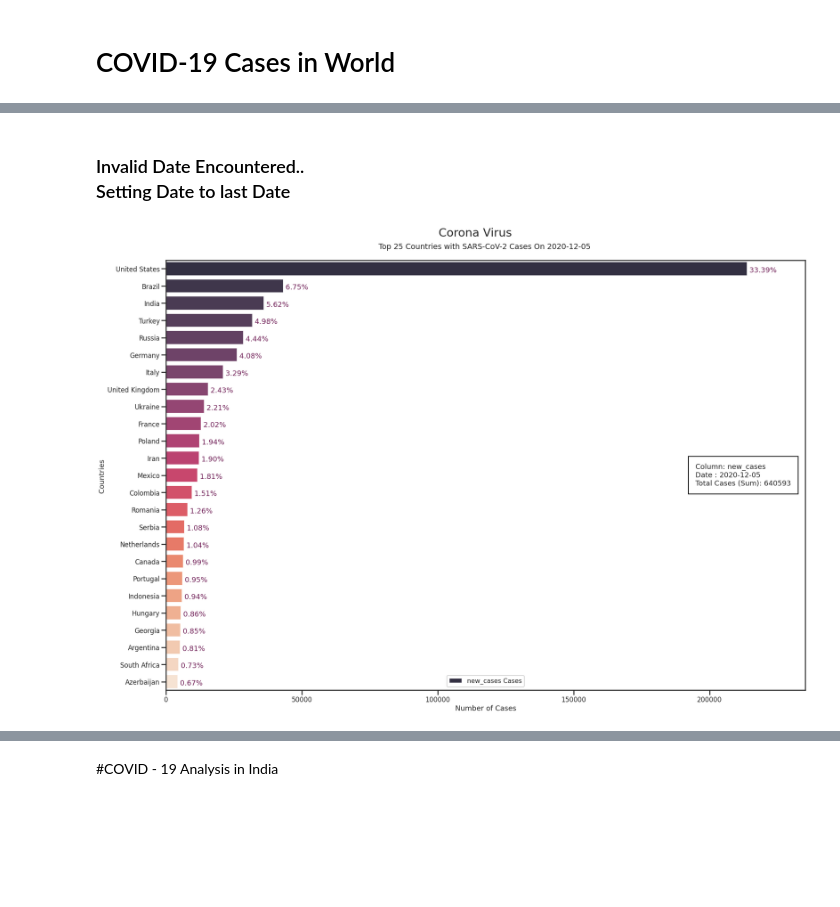
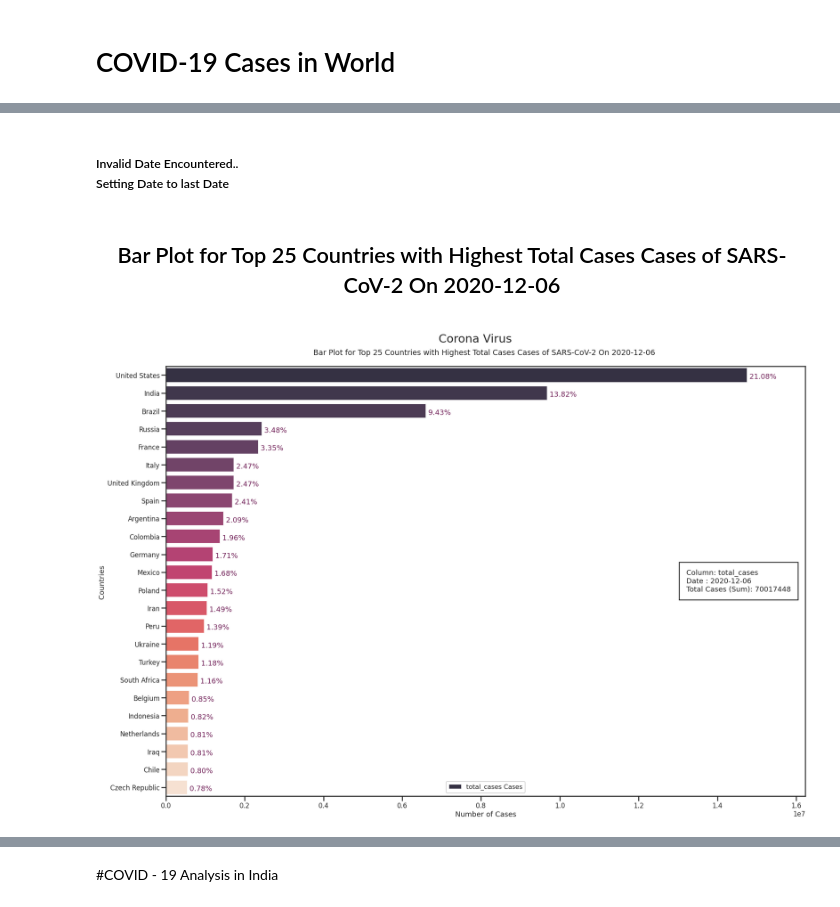
Before and after one commit to terminate9298/Corona-Visualization-and-Prediction, a Jupyter notebook: COVID 19 Visualization and Forecasting.ipynb, the cells around one changed output, grey strips where cells are left out. Saved outputs shown, nothing was run; the diff lists cells and outputs as text; code cells hidden in the pictures; blank space fills up the shorter version.

```diff
--- a/COVID 19 Visualization and Forecasting.ipynb
+++ b/COVID 19 Visualization and Forecasting.ipynb
@@ -384,7 +390,7 @@ display(Markdown("- <h4>All Files Preprocessed Successfully.....</h4><br>"))
 #@markdown <br><center><img src='https://external-content.duckduckgo.com/iu/?u=https%3A%2F%2Ftse1.mm.bing.net%2Fth%3Fid%3DOIP.OVRVW9ZaxOE3sHmsX7_bMAHaHa%26pid%3DApi&f=1' height="200" alt="Gdrive-logo"/></center>
 #@markdown <center><h2>Setting the Configuration</h2></center><br>
 Sup_Title = "Corona Virus" #@param {type:"string"}
-Style_Color = "rocket" #@param ["tab10" , "deep", "muted", "pastel", "bright", "dark", "colorblind" , "hls" , "husl" , "Set2", "Paired" , "rocket", "mako", "flare", "crest" , "magma" , "viridis" , "rocket_r" , "cubehelix" , "ch:start=.2,rot=-.3" , "ch:s=-.2,r=.6" , "dark:salmon_r" , "Blues" , "YlOrBr" , "vlag" , "icefire" , "Spectral" , "coolwarm"]
+Style_Color = "crest" #@param ["tab10" , "deep", "muted", "pastel", "bright", "dark", "colorblind" , "hls" , "husl" , "Set2", "Paired" , "rocket", "mako", "flare", "crest" , "magma" , "viridis" , "rocket_r" , "cubehelix" , "ch:start=.2,rot=-.3" , "ch:s=-.2,r=.6" , "dark:salmon_r" , "Blues" , "YlOrBr" , "vlag" , "icefire" , "Spectral" , "coolwarm"]
 Plot_Style = "fast" #@param ['Solarize_Light2', '_classic_test_patch', 'bmh', 'classic', 'dark_background', 'fast', 'fivethirtyeight', 'ggplot', 'grayscale', 'seaborn', 'seaborn-bright', 'seaborn-colorblind', 'seaborn-dark', 'seaborn-dark-palette', 'seaborn-darkgrid', 'seaborn-deep', 'seaborn-muted', 'seaborn-notebook', 'seaborn-paper', 'seaborn-pastel', 'seaborn-poster', 'seaborn-talk', 'seaborn-ticks', 'seaborn-white', 'seaborn-whitegrid', 'tableau-colorblind10']
 SNS_Context = "poster" #@param ['notebook','paper','talk','poster']
 SNS_Style = "ticks" #@param ['darkgrid', 'whitegrid', 'dark', 'white', 'ticks']
@@ -447,56 +503,57 @@ temp[temp['date'] == Date][['location','total_cases','total_cases_per_million',
 #@markdown <h3>⬅️ Click Here to START Plotting</h3>
 #@markdown <br><center><img src='https://cdn0.iconfinder.com/data/icons/coronavirus-88/64/worldwide-global-world-virus-covid-Corona_virus-512.png' height="200" alt="Gdrive-logo"/></center>
 #@markdown <center><h2>Plot Corona Virus Cases in World</h2></center><br>
-Save_Name = "World War Bar Plot" #@param {type:"string"}
-Plot_Column = "new_cases" #@param ['total_cases', 'new_cases','new_cases_smoothed', 'total_deaths', 'new_deaths', 'new_deaths_smoothed', 'total_cases_per_million', 'new_cases_per_million', 'new_cases_smoothed_per_million', 'total_deaths_per_million', 'new_deaths_per_million', 'new_deaths_smoothed_per_million', 'reproduction_rate', 'icu_patients', 'icu_patients_per_million', 'hosp_patients', 'hosp_patients_per_million', 'weekly_icu_admissions', 'weekly_icu_admissions_per_million', 'weekly_hosp_admissions','weekly_hosp_admissions_per_million', 'total_tests', 'new_tests', 'total_tests_per_thousand', 'new_tests_per_thousand', 'new_tests_smoothed', 'new_tests_smoothed_per_thousand', 'tests_per_case', 'positive_rate', 'tests_units', 'stringency_index', 'population', 'population_density', 'median_age', 'aged_65_older', 'aged_70_older', 'gdp_per_capita', 'extreme_poverty', 'cardiovasc_death_rate', 'diabetes_prevalence', 'female_smokers', 'male_smokers', 'handwashing_facilities', 'hospital_beds_per_thousand', 'life_expectancy', 'human_development_index']
-Plot_Month = "12" #@param ['3', '4', '5', '6', '7', '8', '9', '10', '11', '12']
-Plot_Date = "9" #@param ['1', '2', '3', '4', '5', '6', '7', '8', '9', '10', '11', '12', '13', '14', '15', '16', '17', '18', '19', '20', '21', '22', '23', '24', '25', '26', '27', '28', '29', '30']
+
+Plot_Column = "total_cases" #@param ['total_cases', 'new_cases','new_cases_smoothed', 'total_deaths', 'new_deaths', 'new_deaths_smoothed', 'total_cases_per_million', 'new_cases_per_million', 'new_cases_smoothed_per_million', 'total_deaths_per_million', 'new_deaths_per_million', 'new_deaths_smoothed_per_million', 'reproduction_rate', 'icu_patients', 'icu_patients_per_million', 'hosp_patients', 'hosp_patients_per_million', 'weekly_icu_admissions', 'weekly_icu_admissions_per_million', 'weekly_hosp_admissions','weekly_hosp_admissions_per_million', 'total_tests', 'new_tests', 'total_tests_per_thousand', 'new_tests_per_thousand', 'new_tests_smoothed', 'new_tests_smoothed_per_thousand', 'tests_per_case', 'positive_rate', 'tests_units', 'stringency_index', 'population']
+#Plot_Month = "12" #@param ['3', '4', '5', '6', '7', '8', '9', '10', '11', '12']
+#Plot_Date = "9" #@param ['1', '2', '3', '4', '5', '6', '7', '8', '9', '10', '11', '12', '13', '14', '15', '16', '17', '18', '19', '20', '21', '22', '23', '24', '25', '26', '27', '28', '29', '30']
 Plot_Only = 25 #@param {type:"slider", min:0, max:100, step:1}
-Plot_Least = False #@param {type:"boolean"}
-
-Date = '2020-'+Plot_Month.zfill(2)+'-'+Plot_Date.zfill(2)
-if Date not in world_dates_unique:
-  display(Markdown('<h3> Invalid Date Encountered.. <br>Setting Date to last Date</h3>'))
-  time.sleep(2)
-  Date = date_unique[-1]
+Date = "2020-12-07" #@param {type:"date"}
 
 
+# Date = '2020-'+Plot_Month.zfill(2)+'-'+Plot_Date.zfill(2)
+if Date not in world_dates_unique:
+  display(Markdown('<h5> Invalid Date Encountered.. <br>Setting Date to last Date</h5>'))
+  time.sleep(2)
+  Date = World_['date'].max()
+
+display(Markdown("<center><h2>Bar Plot for Top {} Countries with Highest {} of SARS-CoV-2 On {} \n</h2></center>".format(Plot_Only , Plot_Column.replace('_',' ').title() , Date)))
 
 state_cases = World_[World_.date == Date]
 state_cases = state_cases[state_cases['location']!='World']
 state_cases=state_cases.sort_values(Plot_Column, ascending= False)
 total_cases = state_cases[Plot_Column].sum()
-if Plot_Least:
-  state_cases=state_cases.tail(int(Plot_Only))
-else:
-  state_cases=state_cases.head(int(Plot_Only))
+
+state_cases=state_cases.head(int(Plot_Only))
 
 plt.figure(figsize=(Graphs_Width,Graphs_Height))
 ax = plt.subplot(1,1,1)
 plt.suptitle(Sup_Title, fontsize = 29)
-plt.title('\nTop {} Countries with SARS-CoV-2 Cases On {} \n'.format(Plot_Only , Date) , fontsize = 19)
+plt.title('\nBar Plot for Top {} Countries with Highest {} of SARS-CoV-2 On {} \n'.format(Plot_Only , Plot_Column.replace('_',' ').title() , Date) , fontsize = 19)
 
 graph = sns.barplot(data=state_cases,y='location',x= Plot_Column , saturation = Plot_Saturation , alpha = Plot_Alpha, palette =Style_Color, label = Plot_Column+' Cases' , ci = 'sd' , orient = 'h')
 plt.xlim(0,state_cases[Plot_Column].max()+state_cases[Plot_Column].max()/10 )
 
 plt.ylabel('Countries ')
 plt.xlabel('Number of Cases')
 plt.legend(loc = 8 , fontsize = 16)
 anchored_text = AnchoredText("Column: {}\nDate : {}\nTotal Cases (Sum): {}".format(Plot_Column,state_cases.date.unique()[0] ,int(total_cases)), borderpad=1.0, pad = 1.0, loc=7 , frameon= True )
 ax.add_artist(anchored_text)
 # plt.text(0.95, 0.01, 'colored text in axes coords',
 #         verticalalignment='bottom', horizontalalignment='right',
 #         color='green', fontsize=15)
 for p in graph.patches[:int(Plot_Only)]:
   _x = p.get_x() + p.get_width()
   _y = p.get_y() + p.get_height()/2 + float(0.2)
   value = ((int(p.get_width())/total_cases)*100)
   if np.isnan(value):
     value = 0.0
   graph.text(_x , _y , ' {:.2f}%'.format(value) , ha = 'left', color = sns.color_palette('rocket')[1])
 plt.subplots_adjust(top=SubPlot_Top)
 
-plt.savefig('/content/{} {} {}.{}'.format(Save_Name , Date , time.time() , Format_To_Save) , bbox_inches = 'tight')
+plt.savefig(File_Prefix+'World Bar Plot on {} _{}.{}'.format(Date , time.time() , Format_To_Save) , bbox_inches = 'tight')
 # %% [output]
-<h3> Invalid Date Encountered.. <br>Setting Date to last Date</h3>
+<h5> Invalid Date Encountered.. <br>Setting Date to last Date</h5>
+<center><h2>Bar Plot for Top 25 Countries with Highest Total Cases Cases of SARS-CoV-2 On 2020-12-06
+</h2></center>
-[figure, old version]
+[figure, new version]
```
Also changed, not shown: parts of 24 cells of this notebook.
